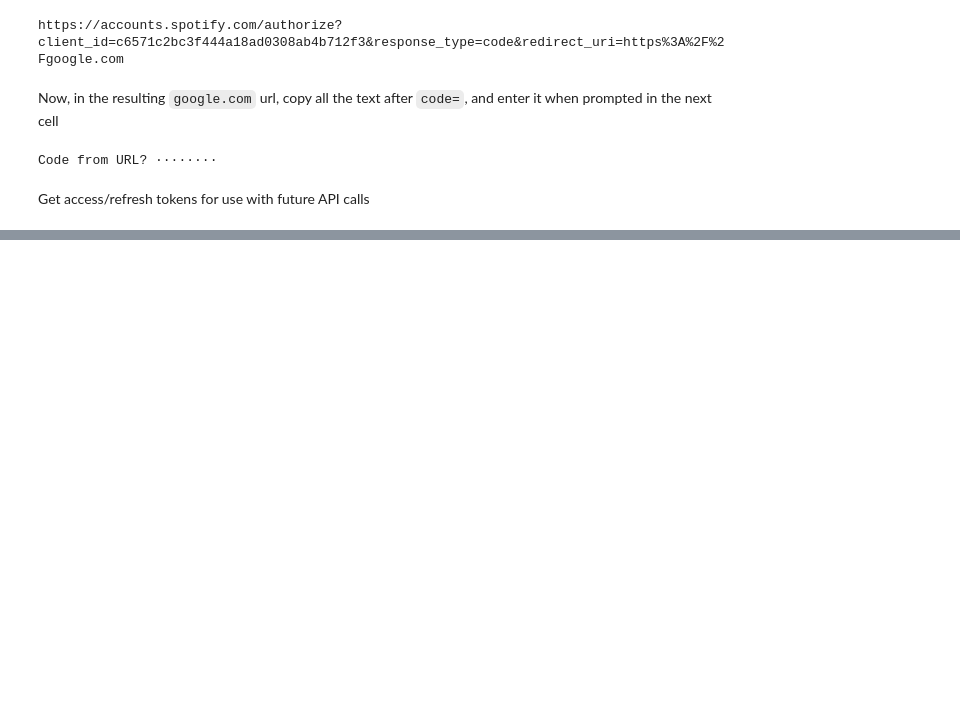
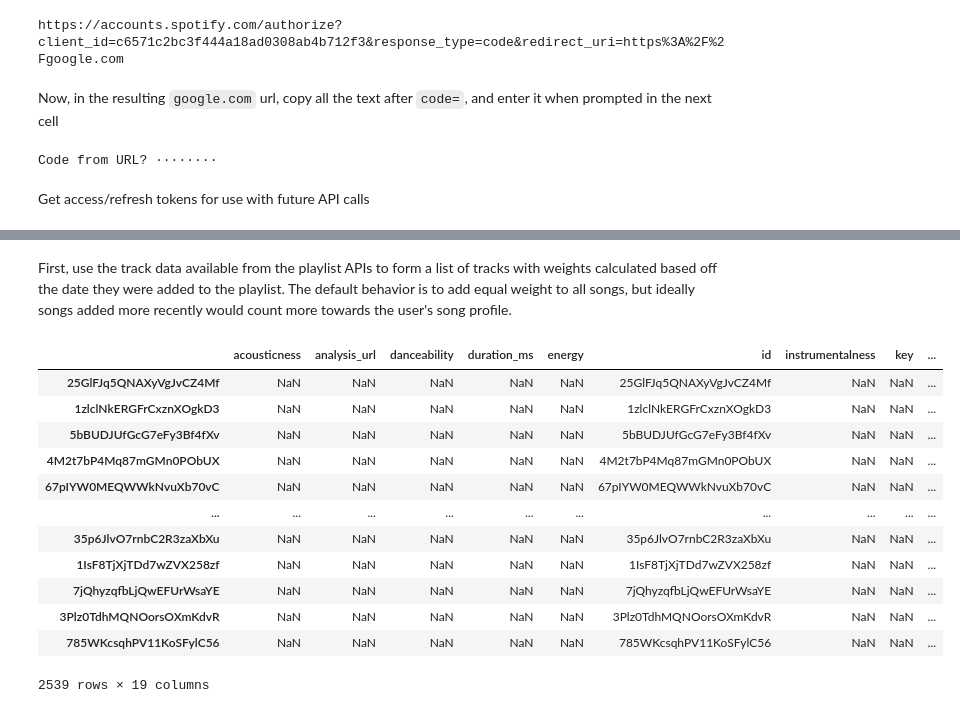
Before and after one commit to jtang6598/smoothie, a Jupyter notebook: demo.ipynb, the cells around one changed output, grey strips where cells are left out. Saved outputs shown, nothing was run; the diff lists cells and outputs as text; code cells hidden in the pictures; blank space fills up the shorter version.

Commit message:
completed playlist/track apis and query all song data for single user in jupyter notebook

```diff
--- a/demo.ipynb
+++ b/demo.ipynb
@@ -86,4 +49,48 @@ KeyError: 'tracks'
-# %%
-songs = [Song(audio_feature) for audio_feature in audio_features]
-playlist = Playlist()
-playlist.add_songs(songs)
+# %% [markdown]
+First, use the track data available from the playlist APIs to form a list of tracks with weights calculated based off the date they were added to the playlist. The default behavior is to add equal weight to all songs, but ideally songs added more recently would count more towards the user's song profile.
+# %%
+await spotify.user_apis.get_profile(session, me)
+playlist_list = await spotify.playlist_apis.get_current_users_playlists(session, me)
+
+song_df = pd.DataFrame(columns=[field.name for field in dataclasses.fields(Song)])
+song_df.set_index('id')
+weight_df = pd.DataFrame(columns=['id', 'weight'])
+weight_df.set_index('id')
+
+def weight_from_add_date(ref_time, added_time):
+    return 1
+    time_diff = ref_time - added_time
+    # some kind of exponential drop-off
+
+for playlist in playlist_list:
+    track_list = await spotify.playlist_apis.get_playlist(session, me, playlist['id'])
+    for track in track_list:
+        if not track['track']['id']:
+            continue
+        try:
+            row = song_df.loc[track['track']['id']]
+            row.weight += weight_from_add_date(track['added_at'], time.time())
+        except KeyError:
+            weight_df.loc[track['track']['id']] = {
+                'weight': weight_from_add_date(track['added_at'], time.time()),
+                'id': track['track']['id']
+            }
+
+song_df = song_df.append(weight_df)
+
+
+song_df
+# %% [output]
+|  | acousticness | analysis_url | danceability | duration_ms | energy | id | instrumentalness | key | ... |
+| 25GlFJq5QNAXyVgJvCZ4Mf | NaN | NaN | NaN | NaN | NaN | 25GlFJq5QNAXyVgJvCZ4Mf | NaN | NaN | ... |
+| 1zlclNkERGFrCxznXOgkD3 | NaN | NaN | NaN | NaN | NaN | 1zlclNkERGFrCxznXOgkD3 | NaN | NaN | ... |
+| 5bBUDJUfGcG7eFy3Bf4fXv | NaN | NaN | NaN | NaN | NaN | 5bBUDJUfGcG7eFy3Bf4fXv | NaN | NaN | ... |
+| 4M2t7bP4Mq87mGMn0PObUX | NaN | NaN | NaN | NaN | NaN | 4M2t7bP4Mq87mGMn0PObUX | NaN | NaN | ... |
+| 67pIYW0MEQWWkNvuXb70vC | NaN | NaN | NaN | NaN | NaN | 67pIYW0MEQWWkNvuXb70vC | NaN | NaN | ... |
+| ... | ... | ... | ... | ... | ... | ... | ... | ... | ... |
+| 35p6JlvO7rnbC2R3zaXbXu | NaN | NaN | NaN | NaN | NaN | 35p6JlvO7rnbC2R3zaXbXu | NaN | NaN | ... |
+| 1IsF8TjXjTDd7wZVX258zf | NaN | NaN | NaN | NaN | NaN | 1IsF8TjXjTDd7wZVX258zf | NaN | NaN | ... |
+| 7jQhyzqfbLjQwEFUrWsaYE | NaN | NaN | NaN | NaN | NaN | 7jQhyzqfbLjQwEFUrWsaYE | NaN | NaN | ... |
+| 3Plz0TdhMQNOorsOXmKdvR | NaN | NaN | NaN | NaN | NaN | 3Plz0TdhMQNOorsOXmKdvR | NaN | NaN | ... |
+| 785WKcsqhPV11KoSFylC56 | NaN | NaN | NaN | NaN | NaN | 785WKcsqhPV11KoSFylC56 | NaN | NaN | ... |
+2539 rows × 19 columns
```
Also changed, not shown: parts of 11 cells of this notebook, 6 other files.
